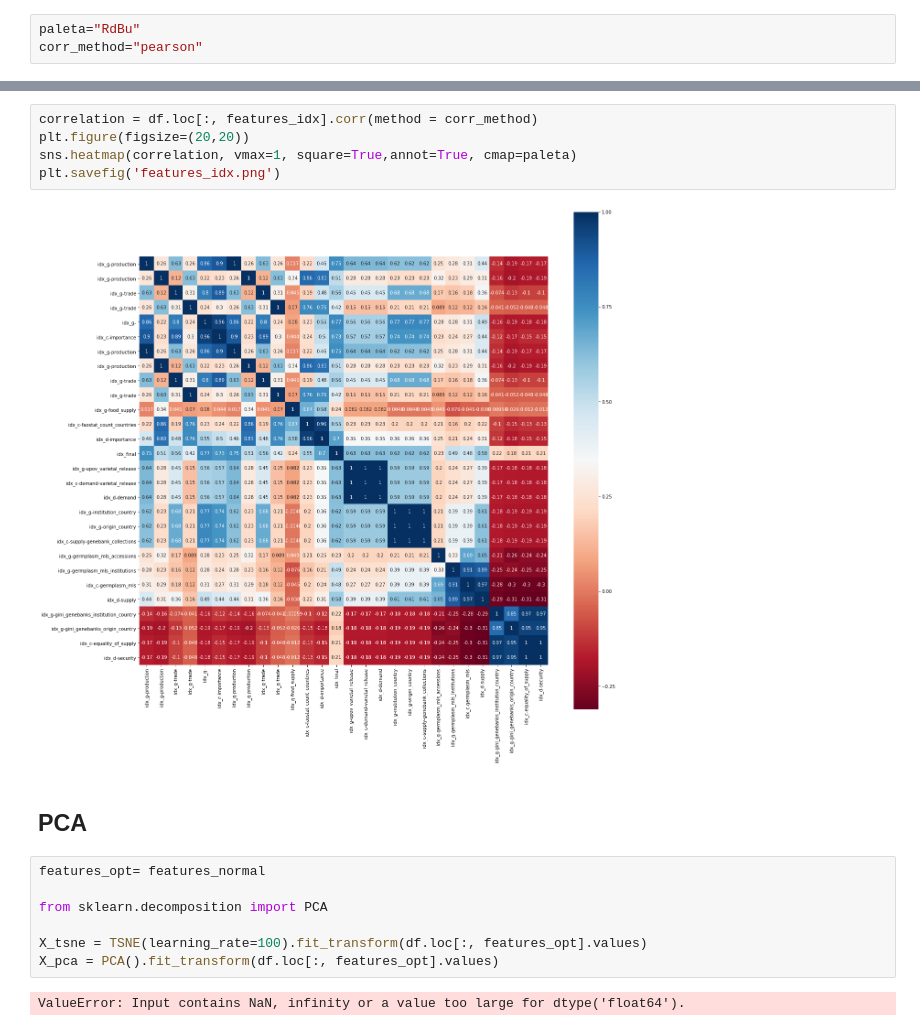
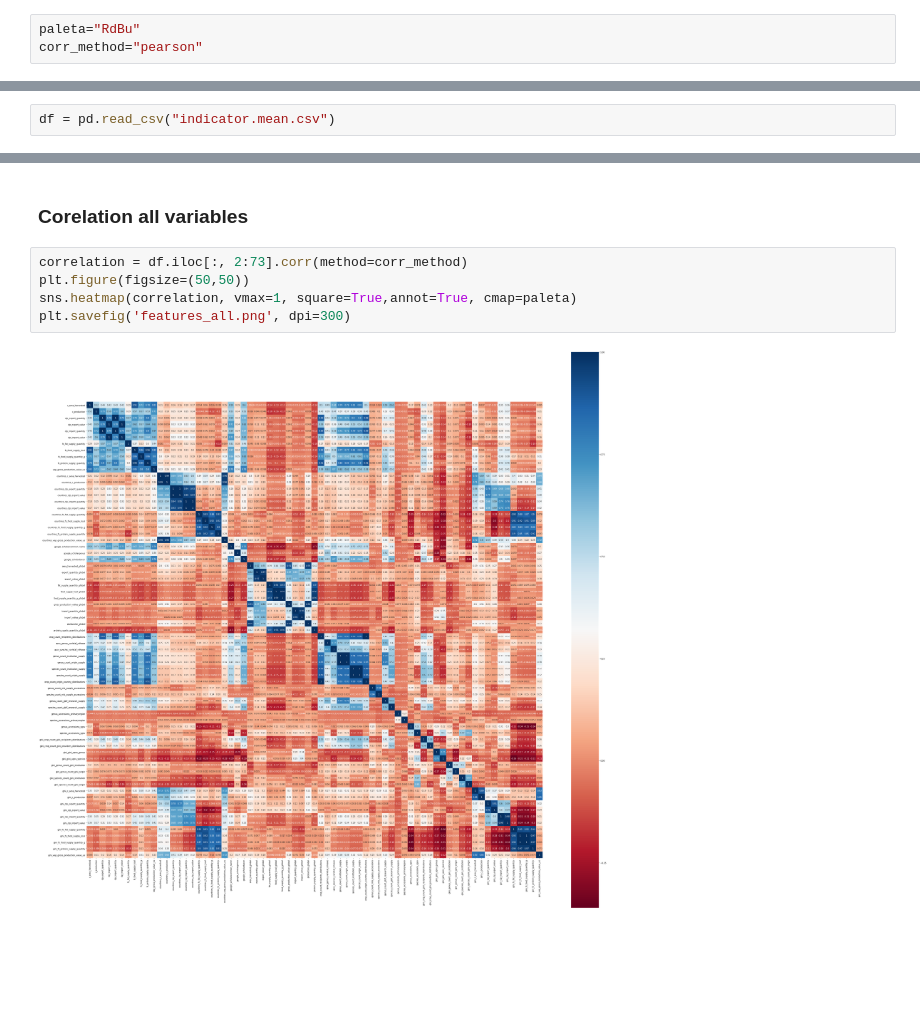
Before and after one commit to CIAT-DAPA/PlantTreatyInterdependence, a Jupyter notebook: src/Python/Indicator_jupyter/indicator.ipynb, the cells around one changed output, grey strips where cells are left out. Saved outputs shown, nothing was run; the diff lists cells and outputs as text; blank space fills up the shorter version.

```diff
--- a/src/Python/Indicator_jupyter/indicator.ipynb
+++ b/src/Python/Indicator_jupyter/indicator.ipynb
@@ -132,0 +21,2 @@ print(features_normal)
+# %%
+df = pd.read_csv("indicator.mean.csv")
@@ -212,18 +147,9 @@ features_idx = ["idx_g-production",
+# %% [markdown]
+### Corelation all variables
 # %%
-correlation = df.loc[:, features_idx].corr(method = corr_method)
-plt.figure(figsize=(20,20))
+correlation = df.iloc[:, 2:73].corr(method=corr_method)
+plt.figure(figsize=(50,50))
 sns.heatmap(correlation, vmax=1, square=True,annot=True, cmap=paleta)
-plt.savefig('features_idx.png')
+plt.savefig('features_all.png', dpi=300)
 # %% [output]
-[figure, old version]
+[figure, new version]
-# %% [markdown]
-## PCA
-# %%
-features_opt= features_normal
-
-from sklearn.decomposition import PCA
-
-X_tsne = TSNE(learning_rate=100).fit_transform(df.loc[:, features_opt].values)
-X_pca = PCA().fit_transform(df.loc[:, features_opt].values)
-# %% [output]
-ValueError: Input contains NaN, infinity or a value too large for dtype('float64').
```
Also changed, not shown: parts of 22 cells of this notebook, 2 other files.
